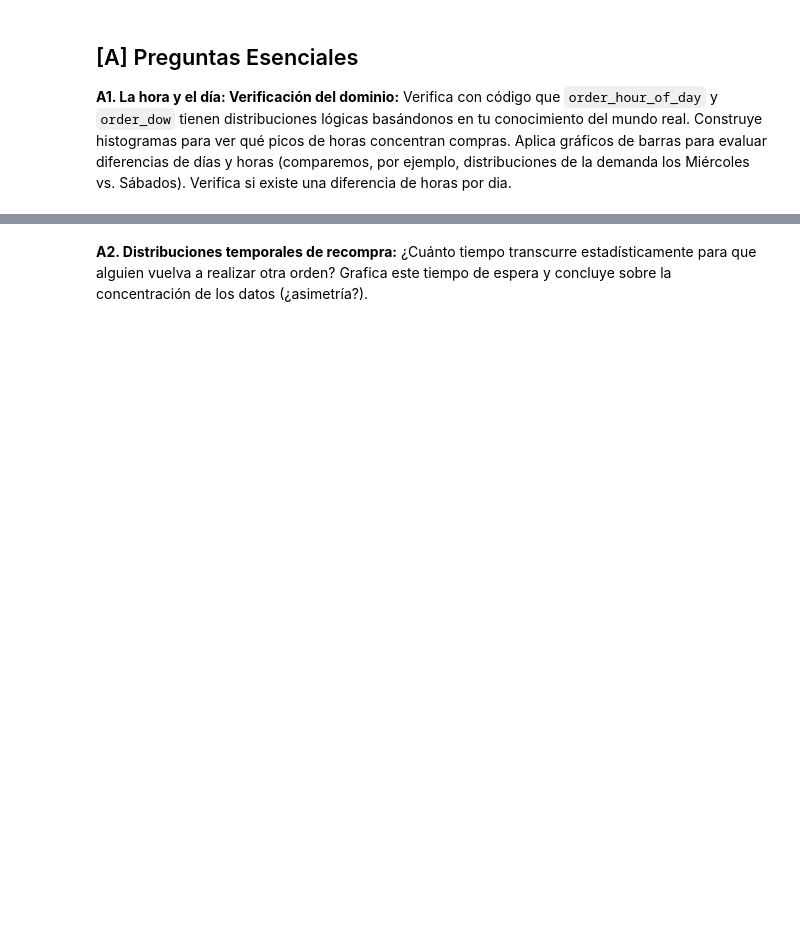
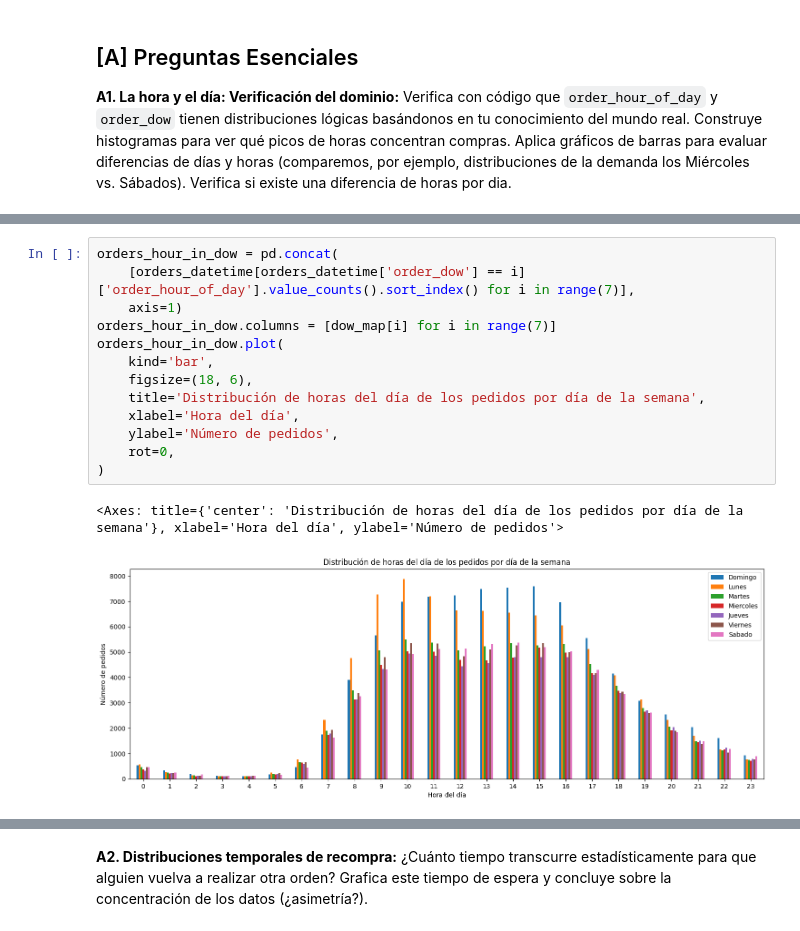
Before and after one commit to NicoCarrion02/ds-week-2, a Jupyter notebook: taller_3_nicolas_carrion.ipynb, the cells around one changed output, grey strips where cells are left out. Cells and saved outputs as stored; diff of their text form; blank space fills up the shorter version.

```diff
--- a/taller_3_nicolas_carrion.ipynb
+++ b/taller_3_nicolas_carrion.ipynb
@@ -953,0 +1038,16 @@ Verifica con código que `order_hour_of_day` y `order_dow` tienen distribuciones
+# %%
+orders_hour_in_dow = pd.concat(
+    [orders_datetime[orders_datetime['order_dow'] == i]['order_hour_of_day'].value_counts().sort_index() for i in range(7)],
+    axis=1)
+orders_hour_in_dow.columns = [dow_map[i] for i in range(7)]
+orders_hour_in_dow.plot(
+    kind='bar',
+    figsize=(18, 6),
+    title='Distribución de horas del día de los pedidos por día de la semana',
+    xlabel='Hora del día',
+    ylabel='Número de pedidos',
+    rot=0,
+)
+# %% [output]
+<Axes: title={'center': 'Distribución de horas del día de los pedidos por día de la semana'}, xlabel='Hora del día', ylabel='Número de pedidos'>
+[figure, added]
```
Also changed, not shown: parts of 31 cells of this notebook.
